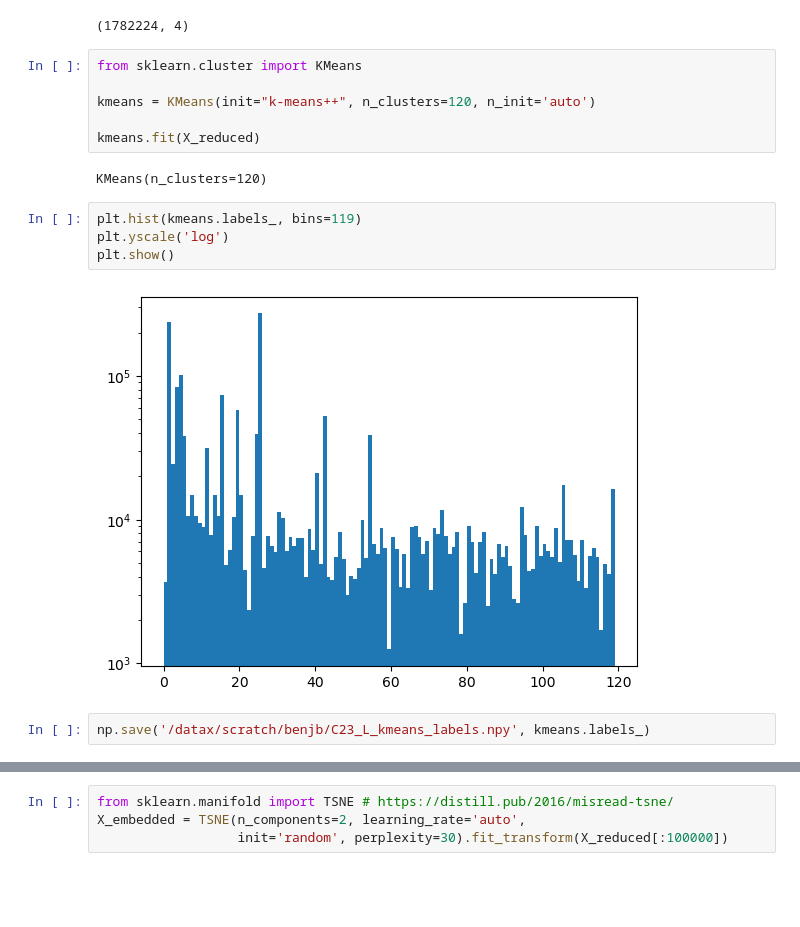
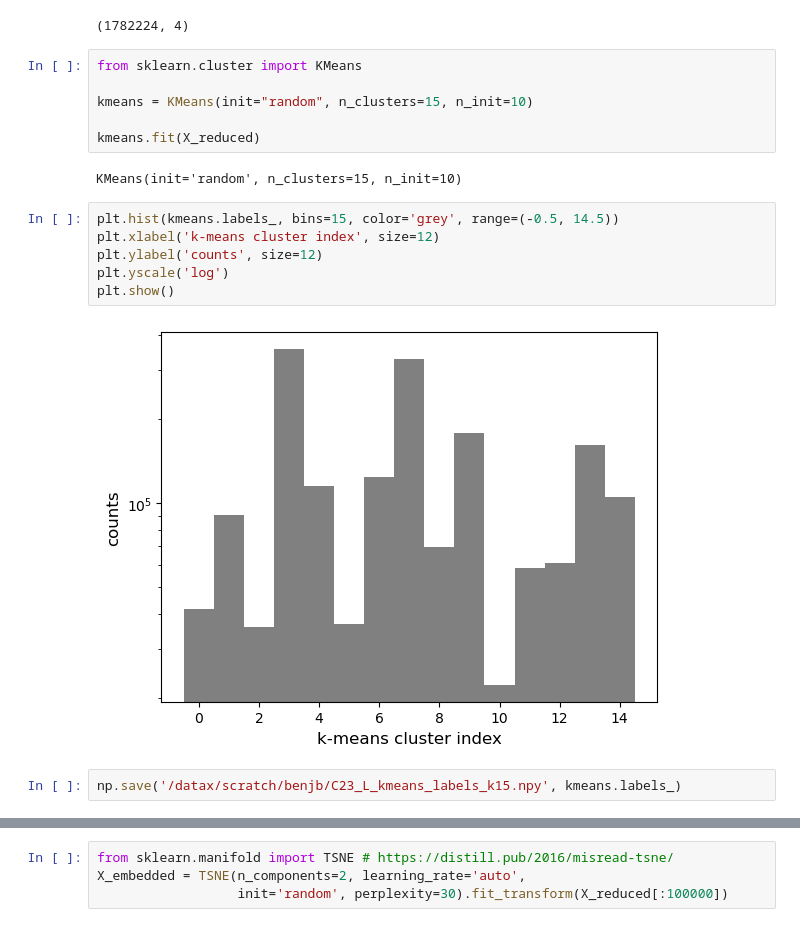
Before and after one commit to bjacobell/gbt-hdbscan, a Jupyter notebook: centroid_clustering_kmeans.ipynb, the cells around one changed output, grey strips where cells are left out. Cells and saved outputs as stored; diff of their text form; blank space fills up the shorter version.

```diff
--- a/centroid_clustering_kmeans.ipynb
+++ b/centroid_clustering_kmeans.ipynb
@@ -65,19 +66,21 @@ X_reduced[:,:4].shape
 # %%
 from sklearn.cluster import KMeans
 
-kmeans = KMeans(init="k-means++", n_clusters=120, n_init='auto')
+kmeans = KMeans(init="random", n_clusters=15, n_init=10)
 
 kmeans.fit(X_reduced)
 # %% [output]
-KMeans(n_clusters=120)
+KMeans(init='random', n_clusters=15, n_init=10)
 # %%
-plt.hist(kmeans.labels_, bins=119)
+plt.hist(kmeans.labels_, bins=15, color='grey', range=(-0.5, 14.5))
+plt.xlabel('k-means cluster index', size=12)
+plt.ylabel('counts', size=12)
 plt.yscale('log')
 plt.show()
 # %% [output]
-[figure, old version]
+[figure, new version]
 # %%
-np.save('/datax/scratch/benjb/C23_L_kmeans_labels.npy', kmeans.labels_)
+np.save('/datax/scratch/benjb/C23_L_kmeans_labels_k15.npy', kmeans.labels_)
 # %%
 plt.scatter(X_reduced[:,0], X_reduced[:,1], s=3, c=kmeans.labels_, cmap='jet', linewidths=0, alpha=0.01)
 plt.show()
```
Also changed, not shown: parts of 15 cells of this notebook, 5 other files.
